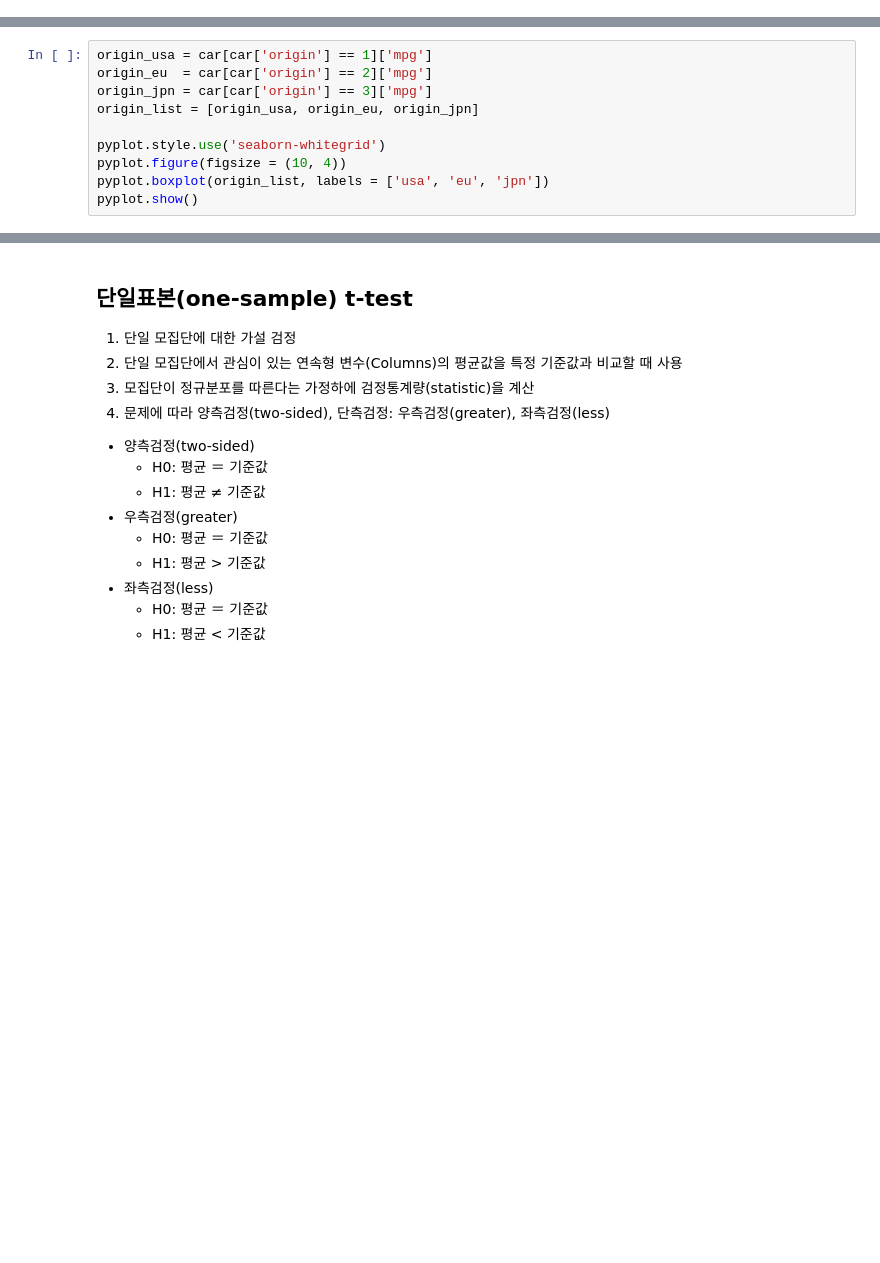
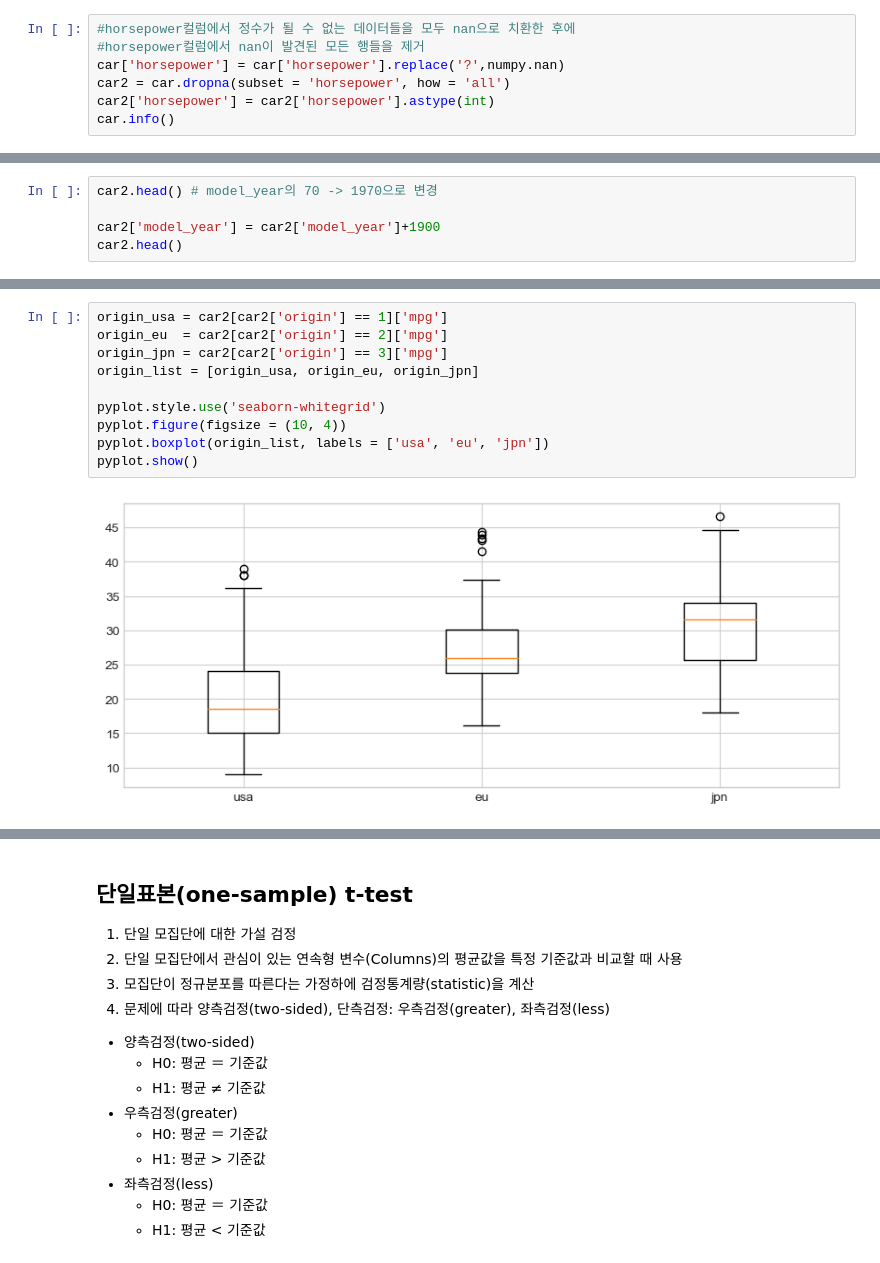
Before and after one commit to cymyung/pandas, a Jupyter notebook: project/t_test.ipynb, the cells around one changed output, grey strips where cells are left out. Saved outputs shown, nothing was run; the diff lists cells and outputs as text; blank space fills up the shorter version.

```diff
--- a/project/t_test.ipynb
+++ b/project/t_test.ipynb
@@ -36,0 +104,7 @@ car.info()
+# %%
+#horsepower컬럼에서 정수가 될 수 없는 데이터들을 모두 nan으로 치환한 후에
+#horsepower컬럼에서 nan이 발견된 모든 행들을 제거
+car['horsepower'] = car['horsepower'].replace('?',numpy.nan)
+car2 = car.dropna(subset = 'horsepower', how = 'all')
+car2['horsepower'] = car2['horsepower'].astype(int)
+car.info()
@@ -36,0 +128,5 @@ car.info()
+# %%
+car2.head() # model_year의 70 -> 1970으로 변경
+
+car2['model_year'] = car2['model_year']+1900
+car2.head()
@@ -37,13 +159,15 @@ car.info()
 # %%
-origin_usa = car[car['origin'] == 1]['mpg']
-origin_eu  = car[car['origin'] == 2]['mpg']
-origin_jpn = car[car['origin'] == 3]['mpg']
+origin_usa = car2[car2['origin'] == 1]['mpg']
+origin_eu  = car2[car2['origin'] == 2]['mpg']
+origin_jpn = car2[car2['origin'] == 3]['mpg']
 origin_list = [origin_usa, origin_eu, origin_jpn]
 
 pyplot.style.use('seaborn-whitegrid')
 pyplot.figure(figsize = (10, 4))
 pyplot.boxplot(origin_list, labels = ['usa', 'eu', 'jpn'])
 pyplot.show()
+# %% [output]
+[figure, added]
 # %%
 seaborn.set_style('whitegrid')
 figure = pyplot.figure(figsize = (10, 4))
```
Also changed, not shown: parts of 41 cells of this notebook.
